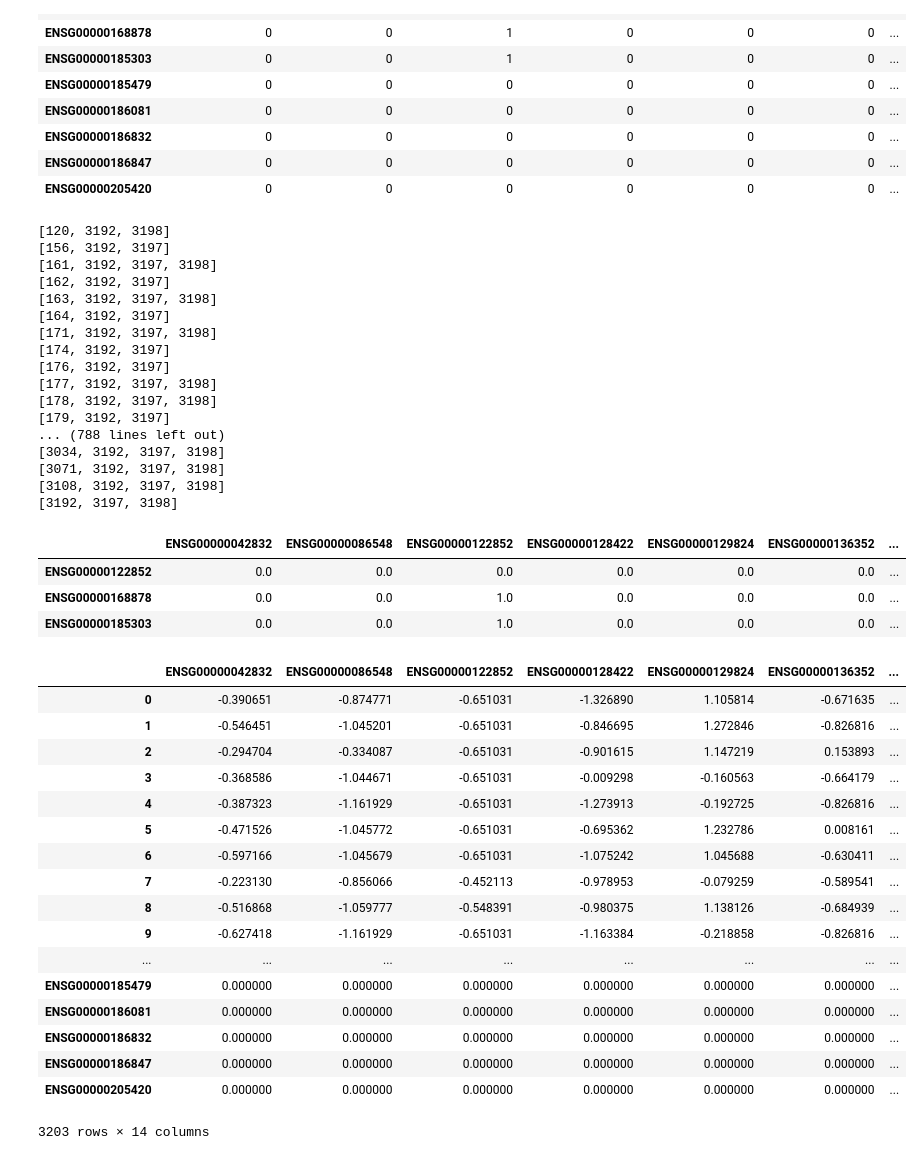
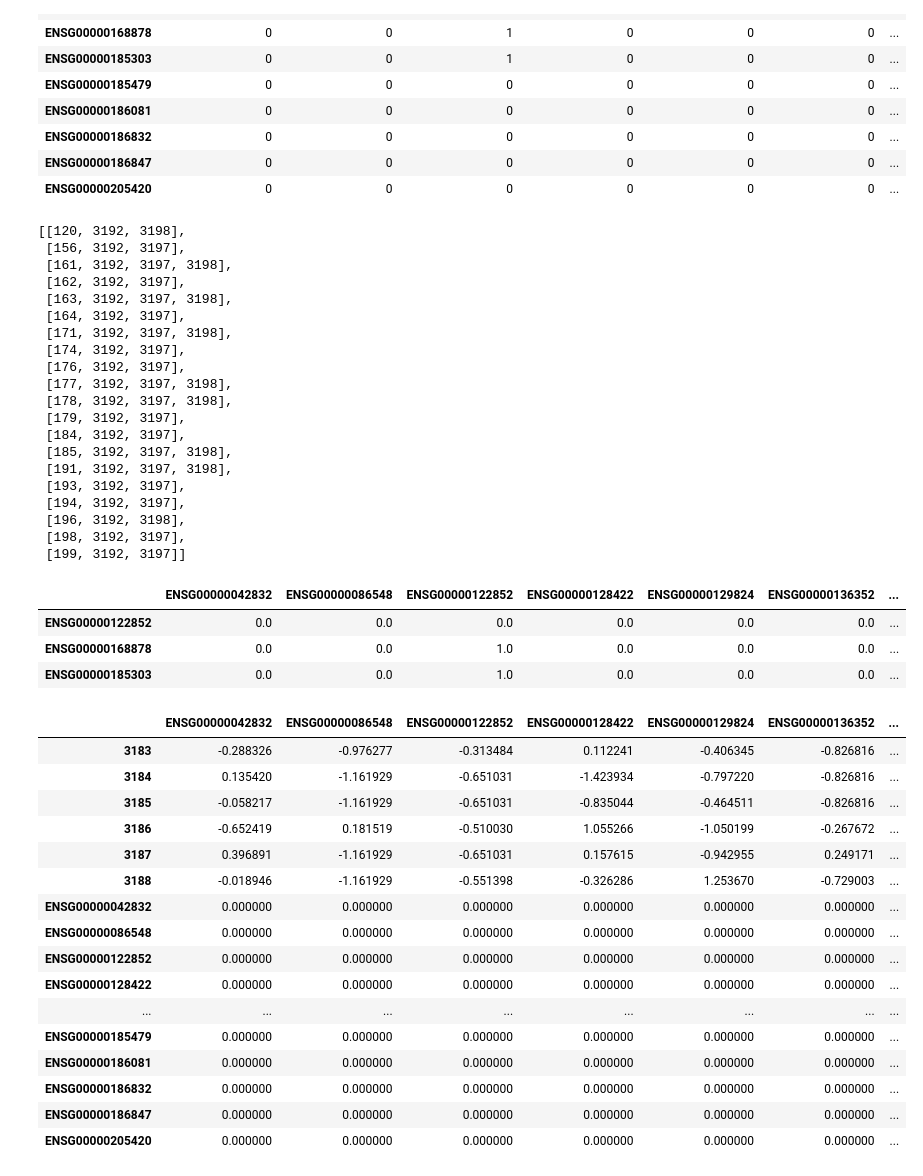
Before and after one commit to WGierke/bicluster_gene_expressions, a Jupyter notebook: notebooks/1.3-pathway-inclusion.ipynb, the cells around one changed output. Drawn from its saved outputs; the diff is of its cells as text; code cells hidden in the pictures.

```diff
--- a/notebooks/1.3-pathway-inclusion.ipynb
+++ b/notebooks/1.3-pathway-inclusion.ipynb
@@ -301,25 +296,28 @@ assert len(gene_neighbors) == len(df.columns)
 # %%
 MIN_SIZE = 3
 NODES = set(range(1, len(NEIGHBORS)))
-bronker_bosch2([], set(NODES), set())
+bronker_bosch2([], [], set(NODES), set())[:20]
 # %% [output]
-[120, 3192, 3198]
-[156, 3192, 3197]
-[161, 3192, 3197, 3198]
-[162, 3192, 3197]
-[163, 3192, 3197, 3198]
-[164, 3192, 3197]
-[171, 3192, 3197, 3198]
-[174, 3192, 3197]
-[176, 3192, 3197]
-[177, 3192, 3197, 3198]
-[178, 3192, 3197, 3198]
-[179, 3192, 3197]
-... (788 lines left out)
-[3034, 3192, 3197, 3198]
-[3071, 3192, 3197, 3198]
-[3108, 3192, 3197, 3198]
-[3192, 3197, 3198]
+[[120, 3192, 3198],
+ [156, 3192, 3197],
+ [161, 3192, 3197, 3198],
+ [162, 3192, 3197],
+ [163, 3192, 3197, 3198],
+ [164, 3192, 3197],
+ [171, 3192, 3197, 3198],
+ [174, 3192, 3197],
+ [176, 3192, 3197],
+ [177, 3192, 3197, 3198],
+ [178, 3192, 3197, 3198],
+ [179, 3192, 3197],
+ [184, 3192, 3197],
+ [185, 3192, 3197, 3198],
+ [191, 3192, 3197, 3198],
+ [193, 3192, 3197],
+ [194, 3192, 3197],
+ [196, 3192, 3198],
+ [198, 3192, 3197],
+ [199, 3192, 3197]]
 # %%
 df.append(df_associations).iloc[[3192-1, 3197-1, 3198-1], :]
 # %% [output]
@@ -328,23 +326,22 @@ df.append(df_associations).iloc[[3192-1, 3197-1, 3198-1], :]
 | ENSG00000168878 | 0.0 | 0.0 | 1.0 | 0.0 | 0.0 | 0.0 | ... |
 | ENSG00000185303 | 0.0 | 0.0 | 1.0 | 0.0 | 0.0 | 0.0 | ... |
 # %%
-df.append(df_associations)
+df.append(df_associations).tail(20)
 # %% [output]
 |  | ENSG00000042832 | ENSG00000086548 | ENSG00000122852 | ENSG00000128422 | ENSG00000129824 | ENSG00000136352 | ... |
-| 0 | -0.390651 | -0.874771 | -0.651031 | -1.326890 | 1.105814 | -0.671635 | ... |
-| 1 | -0.546451 | -1.045201 | -0.651031 | -0.846695 | 1.272846 | -0.826816 | ... |
-| 2 | -0.294704 | -0.334087 | -0.651031 | -0.901615 | 1.147219 | 0.153893 | ... |
-| 3 | -0.368586 | -1.044671 | -0.651031 | -0.009298 | -0.160563 | -0.664179 | ... |
-| 4 | -0.387323 | -1.161929 | -0.651031 | -1.273913 | -0.192725 | -0.826816 | ... |
-| 5 | -0.471526 | -1.045772 | -0.651031 | -0.695362 | 1.232786 | 0.008161 | ... |
-| 6 | -0.597166 | -1.045679 | -0.651031 | -1.075242 | 1.045688 | -0.630411 | ... |
-| 7 | -0.223130 | -0.856066 | -0.452113 | -0.978953 | -0.079259 | -0.589541 | ... |
-| 8 | -0.516868 | -1.059777 | -0.548391 | -0.980375 | 1.138126 | -0.684939 | ... |
-| 9 | -0.627418 | -1.161929 | -0.651031 | -1.163384 | -0.218858 | -0.826816 | ... |
+| 3183 | -0.288326 | -0.976277 | -0.313484 | 0.112241 | -0.406345 | -0.826816 | ... |
+| 3184 | 0.135420 | -1.161929 | -0.651031 | -1.423934 | -0.797220 | -0.826816 | ... |
+| 3185 | -0.058217 | -1.161929 | -0.651031 | -0.835044 | -0.464511 | -0.826816 | ... |
+| 3186 | -0.652419 | 0.181519 | -0.510030 | 1.055266 | -1.050199 | -0.267672 | ... |
+| 3187 | 0.396891 | -1.161929 | -0.651031 | 0.157615 | -0.942955 | 0.249171 | ... |
+| 3188 | -0.018946 | -1.161929 | -0.551398 | -0.326286 | 1.253670 | -0.729003 | ... |
+| ENSG00000042832 | 0.000000 | 0.000000 | 0.000000 | 0.000000 | 0.000000 | 0.000000 | ... |
+| ENSG00000086548 | 0.000000 | 0.000000 | 0.000000 | 0.000000 | 0.000000 | 0.000000 | ... |
+| ENSG00000122852 | 0.000000 | 0.000000 | 0.000000 | 0.000000 | 0.000000 | 0.000000 | ... |
+| ENSG00000128422 | 0.000000 | 0.000000 | 0.000000 | 0.000000 | 0.000000 | 0.000000 | ... |
 | ... | ... | ... | ... | ... | ... | ... | ... |
 | ENSG00000185479 | 0.000000 | 0.000000 | 0.000000 | 0.000000 | 0.000000 | 0.000000 | ... |
 | ENSG00000186081 | 0.000000 | 0.000000 | 0.000000 | 0.000000 | 0.000000 | 0.000000 | ... |
 | ENSG00000186832 | 0.000000 | 0.000000 | 0.000000 | 0.000000 | 0.000000 | 0.000000 | ... |
 | ENSG00000186847 | 0.000000 | 0.000000 | 0.000000 | 0.000000 | 0.000000 | 0.000000 | ... |
 | ENSG00000205420 | 0.000000 | 0.000000 | 0.000000 | 0.000000 | 0.000000 | 0.000000 | ... |
-3203 rows × 14 columns
```
Also changed, not shown: parts of 7 cells of this notebook.
